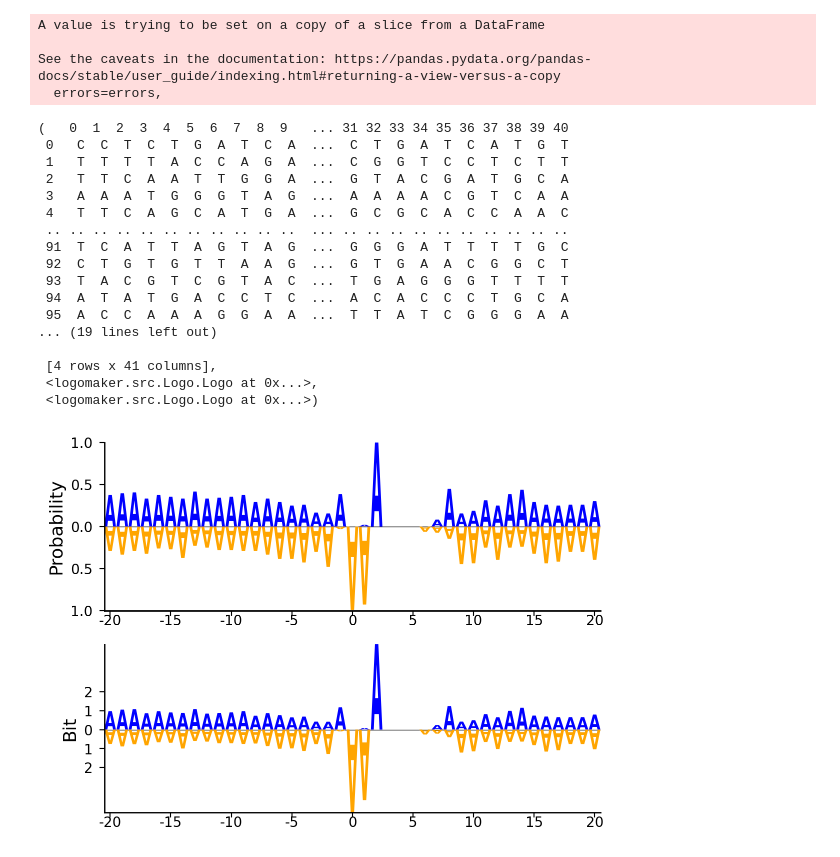
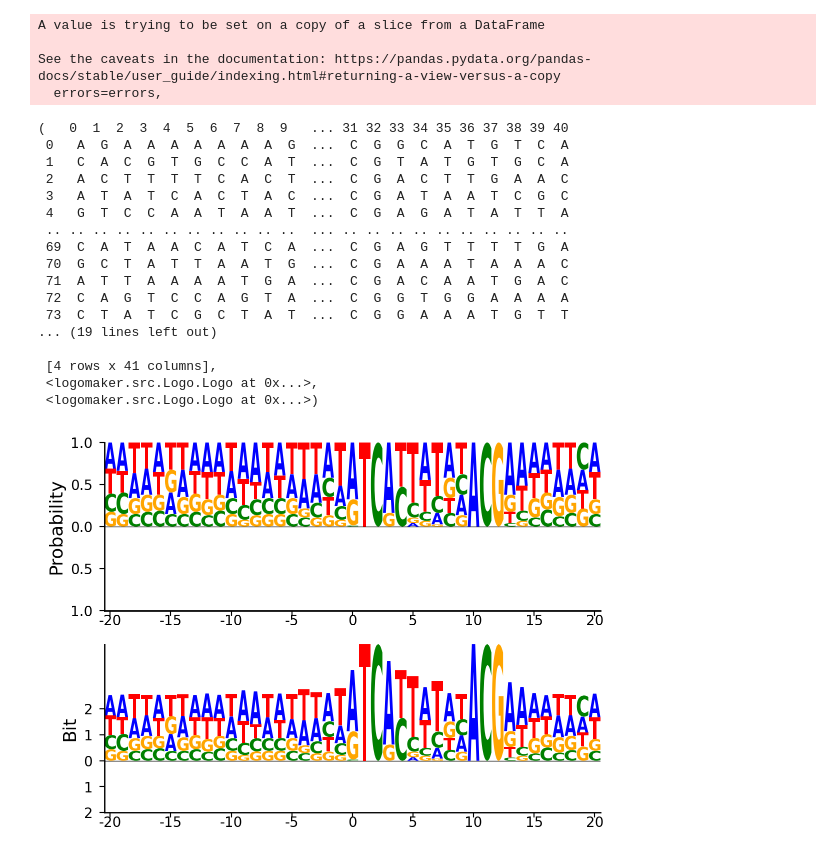
Before and after one commit to nhatduongnn/RoboNhat, a Jupyter notebook: analysis/test.ipynb, the cells around one changed output. Drawn from its saved outputs; the diff is of its cells as text; code cells hidden in the pictures.

```diff
--- a/analysis/test.ipynb
+++ b/analysis/test.ipynb
@@ -18,9 +18,9 @@ tfs = tfs.rename(columns = {0: 'Chromosome', 1: 'start', 2: 'end', 3: 'tf_name',
 tfs['pos'] = tfs['start'] + 1
 # %%
 tfs_positive = tfs.loc[tfs['Strand'] == '+']
-tfs_positive_abf1 = tfs_positive.loc[tfs_positive['tf_name'] == 'REB1']
+tfs_positive_abf1 = tfs_positive.loc[tfs_positive['tf_name'] == 'ABF1']
 tfs_negative = tfs.loc[tfs['Strand'] == '-']
-tfs_negative_abf1 = tfs_negative.loc[tfs_negative['tf_name'] == 'REB1']
+tfs_negative_abf1 = tfs_negative.loc[tfs_negative['tf_name'] == 'ABF1']
 
 
 tfs_positive_abf1
@@ -76,24 +144,24 @@ See the caveats in the documentation: https://pandas.pydata.org/pandas-docs/stab
 # %%
 fig, ax = plt.subplot_mosaic("""AAA
                                  BBB""")
 
-plot_utils.plot_motif_logo('/home/rapiduser/programs/RoboCOP/analysis/inputs/SacCer3.fa',tfs_negative_abf1,40,0,ax['A'],ax['B'],'roman',bases='A')
+plot_utils.plot_motif_logo('/home/rapiduser/programs/RoboCOP/analysis/inputs/SacCer3.fa',tfs_negative_abf1,40,0,ax['A'],ax['B'],'roman',bases='ACGT')
 # %% [output]
 (   0  1  2  3  4  5  6  7  8  9   ... 31 32 33 34 35 36 37 38 39 40
- 0   C  C  T  C  T  G  A  T  C  A  ...  C  T  G  A  T  C  A  T  G  T
- 1   T  T  T  T  A  C  C  A  G  A  ...  C  G  G  T  C  C  T  C  T  T
- 2   T  T  C  A  A  T  T  G  G  A  ...  G  T  A  C  G  A  T  G  C  A
- 3   A  A  A  T  G  G  G  T  A  G  ...  A  A  A  A  C  G  T  C  A  A
- 4   T  T  C  A  G  C  A  T  G  A  ...  G  C  G  C  A  C  C  A  A  C
+ 0   A  G  A  A  A  A  A  A  A  G  ...  C  G  G  C  A  T  G  T  C  A
+ 1   C  A  C  G  T  G  C  C  A  T  ...  C  G  T  A  T  G  T  G  C  A
+ 2   A  C  T  T  T  T  C  A  C  T  ...  C  G  A  C  T  T  G  A  A  C
+ 3   A  T  A  T  C  A  C  T  A  C  ...  C  G  A  T  A  A  T  C  G  C
+ 4   G  T  C  C  A  A  T  A  A  T  ...  C  G  A  G  A  T  A  T  T  A
  .. .. .. .. .. .. .. .. .. .. ..  ... .. .. .. .. .. .. .. .. .. ..
- 91  T  C  A  T  T  A  G  T  A  G  ...  G  G  G  A  T  T  T  T  G  C
- 92  C  T  G  T  G  T  T  A  A  G  ...  G  T  G  A  A  C  G  G  C  T
- 93  T  A  C  G  T  C  G  T  A  C  ...  T  G  A  G  G  G  T  T  T  T
- 94  A  T  A  T  G  A  C  C  T  C  ...  A  C  A  C  C  C  T  G  C  A
- 95  A  C  C  A  A  A  G  G  A  A  ...  T  T  A  T  C  G  G  G  A  A
+ 69  C  A  T  A  A  C  A  T  C  A  ...  C  G  A  G  T  T  T  T  G  A
+ 70  G  C  T  A  T  T  A  A  T  G  ...  C  G  A  A  A  T  A  A  A  C
+ 71  A  T  T  A  A  A  A  T  G  A  ...  C  G  A  C  A  A  T  G  A  C
+ 72  C  A  G  T  C  C  A  G  T  A  ...  C  G  G  T  G  G  A  A  A  A
+ 73  C  T  A  T  C  G  C  T  A  T  ...  C  G  G  A  A  A  T  G  T  T
 ... (19 lines left out)
 
  [4 rows x 41 columns],
  <logomaker.src.Logo.Logo at 0x...>,
  <logomaker.src.Logo.Logo at 0x...>)
-[figure, old version]
+[figure, new version]
```
Also changed, not shown: parts of 21 cells of this notebook, 17 other files.
